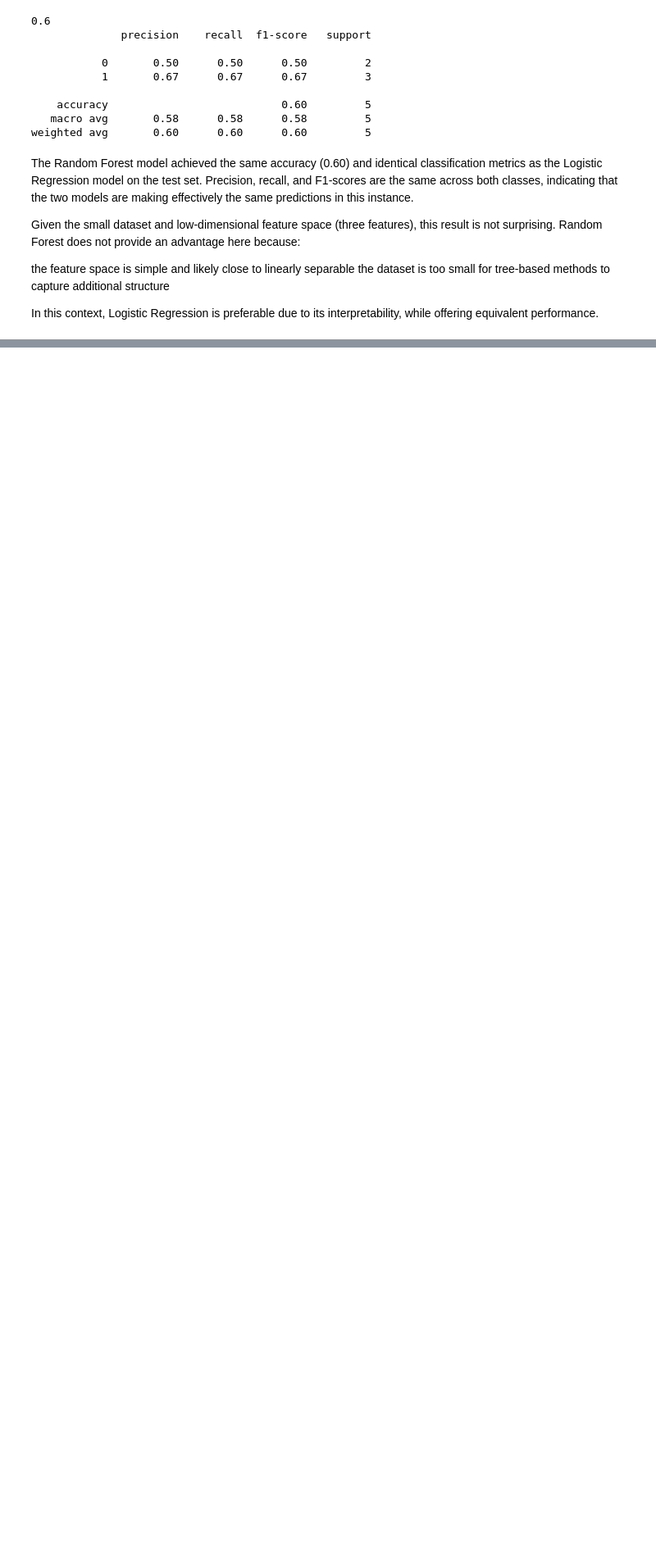
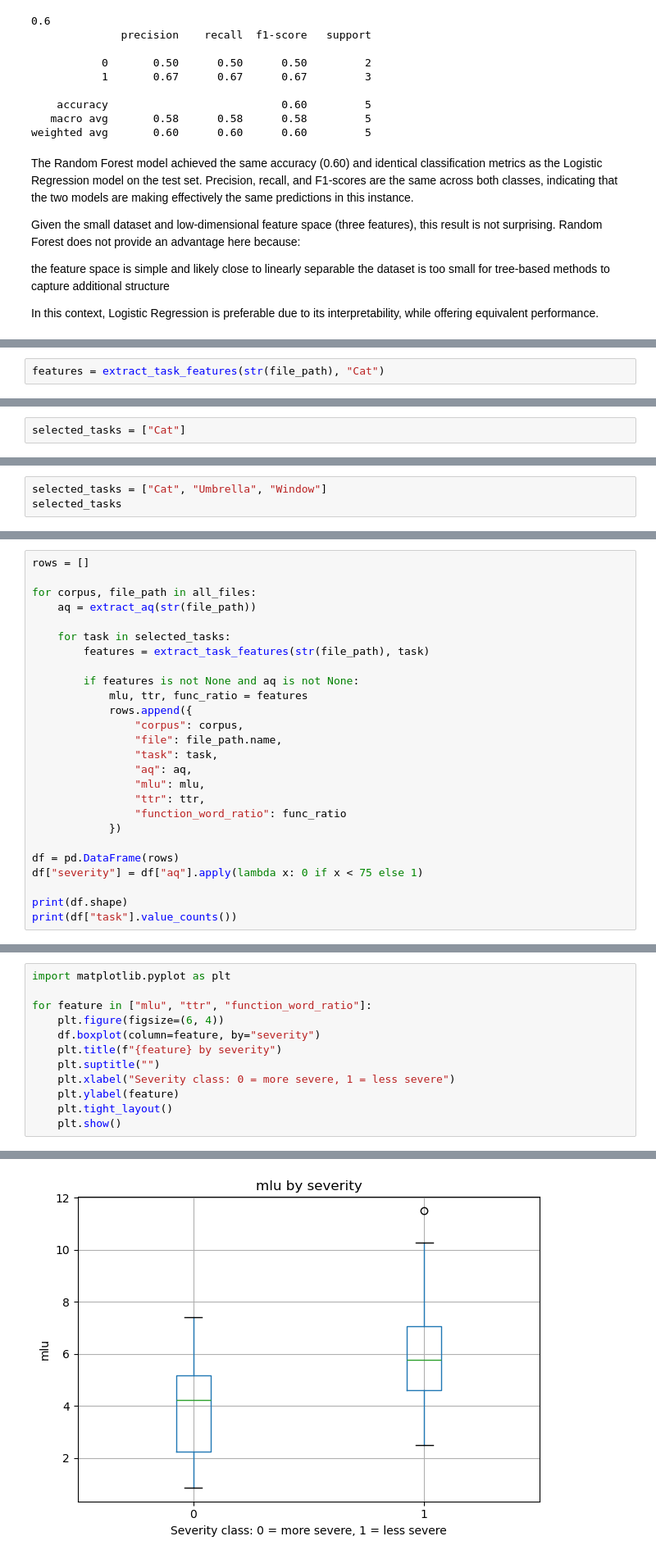
Before and after one commit to aekeser/NLP_Project_Aphasia, a Jupyter notebook: notebooks/01_load_data.ipynb, the cells around one changed output, grey strips where cells are left out. Shown at 82% size. Saved outputs shown, nothing was run; the diff lists cells and outputs as text; blank space fills up the shorter version.

Commit message:
Update analysis pipeline, add multi-task dataset results and MLU figure

```diff
--- a/notebooks/01_load_data.ipynb
+++ b/notebooks/01_load_data.ipynb
@@ -554,0 +846,2 @@ In this context, Logistic Regression is preferable due to its interpretability,
+# %%
+features = extract_task_features(str(file_path), "Cat")
@@ -554,0 +892,2 @@ In this context, Logistic Regression is preferable due to its interpretability,
+# %%
+selected_tasks = ["Cat"]
@@ -554,0 +984,3 @@ In this context, Logistic Regression is preferable due to its interpretability,
+# %%
+selected_tasks = ["Cat", "Umbrella", "Window"]
+selected_tasks
@@ -554,0 +989,26 @@ In this context, Logistic Regression is preferable due to its interpretability,
+# %%
+rows = []
+
+for corpus, file_path in all_files:
+    aq = extract_aq(str(file_path))
+
+    for task in selected_tasks:
+        features = extract_task_features(str(file_path), task)
+
+        if features is not None and aq is not None:
+            mlu, ttr, func_ratio = features
+            rows.append({
+                "corpus": corpus,
+                "file": file_path.name,
+                "task": task,
+                "aq": aq,
+                "mlu": mlu,
+                "ttr": ttr,
+                "function_word_ratio": func_ratio
+            })
+
+df = pd.DataFrame(rows)
+df["severity"] = df["aq"].apply(lambda x: 0 if x < 75 else 1)
+
+print(df.shape)
+print(df["task"].value_counts())
@@ -554,0 +1213,13 @@ In this context, Logistic Regression is preferable due to its interpretability,
+# %%
+import matplotlib.pyplot as plt
+
+for feature in ["mlu", "ttr", "function_word_ratio"]:
+    plt.figure(figsize=(6, 4))
+    df.boxplot(column=feature, by="severity")
+    plt.title(f"{feature} by severity")
+    plt.suptitle("")
+    plt.xlabel("Severity class: 0 = more severe, 1 = less severe")
+    plt.ylabel(feature)
+    plt.tight_layout()
+    plt.show()
+# %% [output]
@@ -554,0 +1227 @@ In this context, Logistic Regression is preferable due to its interpretability,
+[figure, added]
```
Also changed, not shown: parts of 97 cells of this notebook, 1 other file.
